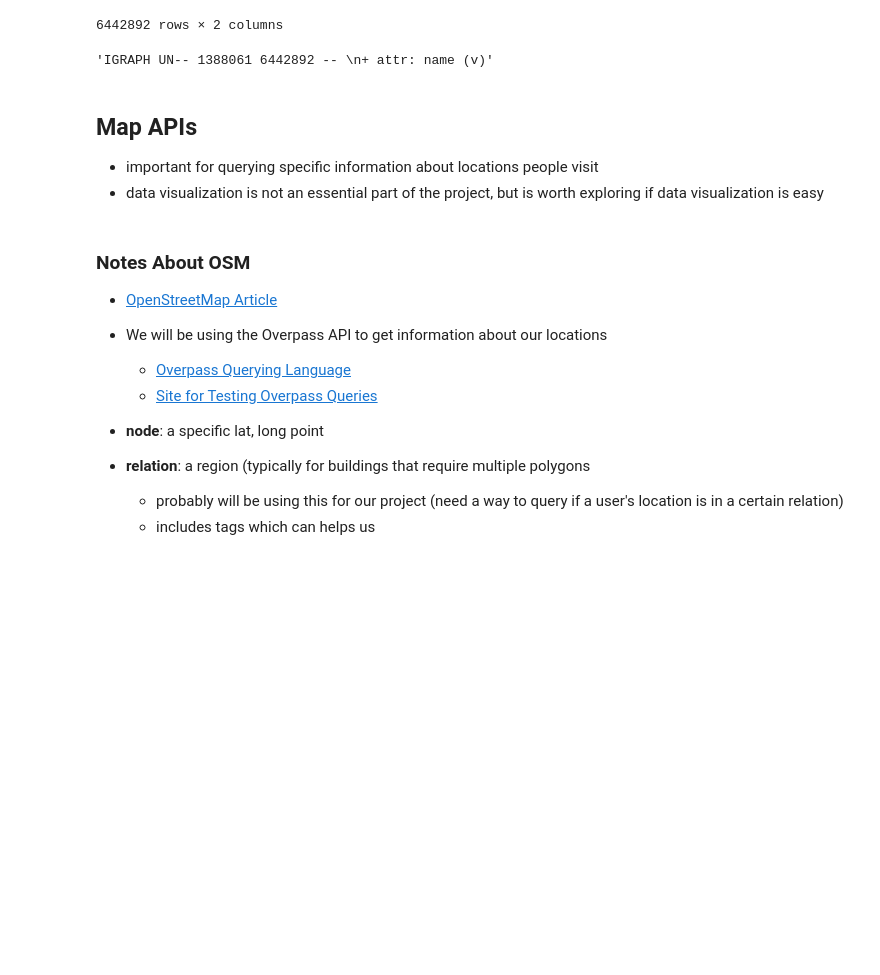
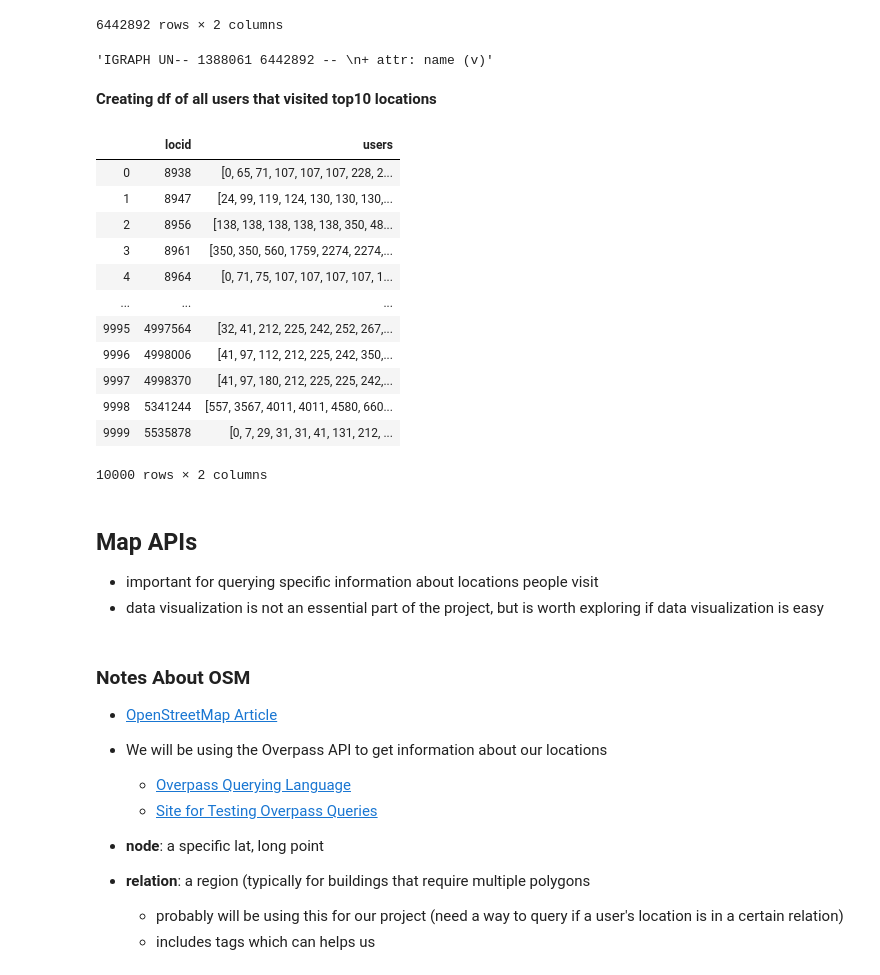
Before and after one commit to BetoBob/csc_481, a Jupyter notebook: project/CSC481_Project.ipynb, the cells around one changed output. Drawn from its saved outputs; the diff is of its cells as text; code cells hidden in the pictures; blank space fills up the shorter version.

Commit message:
added way to get a df of users visiting location as a list of combinations

```diff
--- a/project/CSC481_Project.ipynb
+++ b/project/CSC481_Project.ipynb
@@ -568,3 +570,25 @@ user_loc_G = igraph.Graph.TupleList(user_locids.itertuples(index=False), directe
 user_loc_G.summary()
 # %% [output]
 'IGRAPH UN-- 1388061 6442892 -- \n+ attr: name (v)'
+# %% [markdown]
+**Creating df of all users that visited top10 locations**
+# %%
+user_locid = totalCheckins[['user', 'locid']]
+top10_user_locid = user_locid[user_locid.locid.isin(places_top10['locid'])]
+# %%
+top10_user_locid_groups = top10_user_locid.groupby('locid')['user'].apply(list).reset_index(name='users')
+top10_user_locid_groups
+# %% [output]
+|  | locid | users |
+| 0 | 8938 | [0, 65, 71, 107, 107, 107, 228, 2... |
+| 1 | 8947 | [24, 99, 119, 124, 130, 130, 130,... |
+| 2 | 8956 | [138, 138, 138, 138, 138, 350, 48... |
+| 3 | 8961 | [350, 350, 560, 1759, 2274, 2274,... |
+| 4 | 8964 | [0, 71, 75, 107, 107, 107, 107, 1... |
+| ... | ... | ... |
+| 9995 | 4997564 | [32, 41, 212, 225, 242, 252, 267,... |
+| 9996 | 4998006 | [41, 97, 112, 212, 225, 242, 350,... |
+| 9997 | 4998370 | [41, 97, 180, 212, 225, 225, 242,... |
+| 9998 | 5341244 | [557, 3567, 4011, 4011, 4580, 660... |
+| 9999 | 5535878 | [0, 7, 29, 31, 31, 41, 131, 212, ... |
+10000 rows × 2 columns
```
Also changed, not shown: parts of 2 cells of this notebook.
